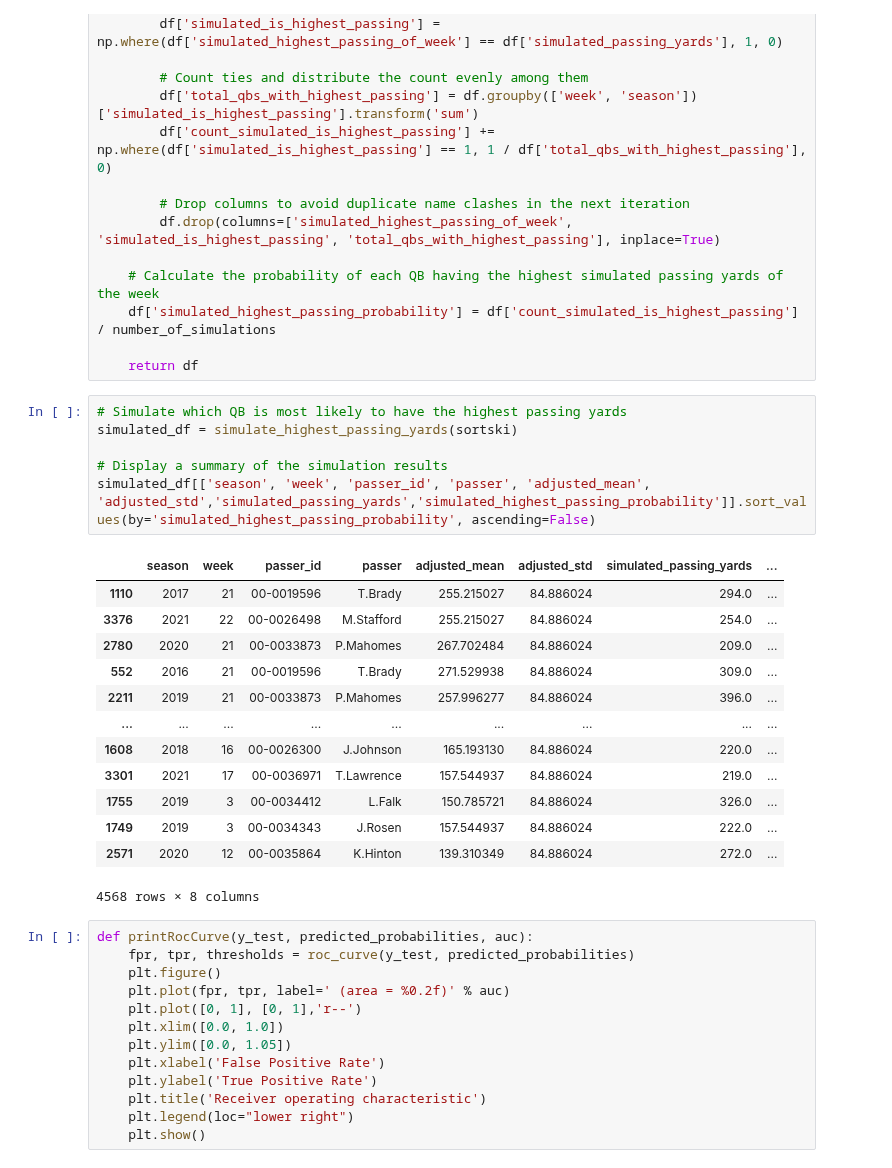
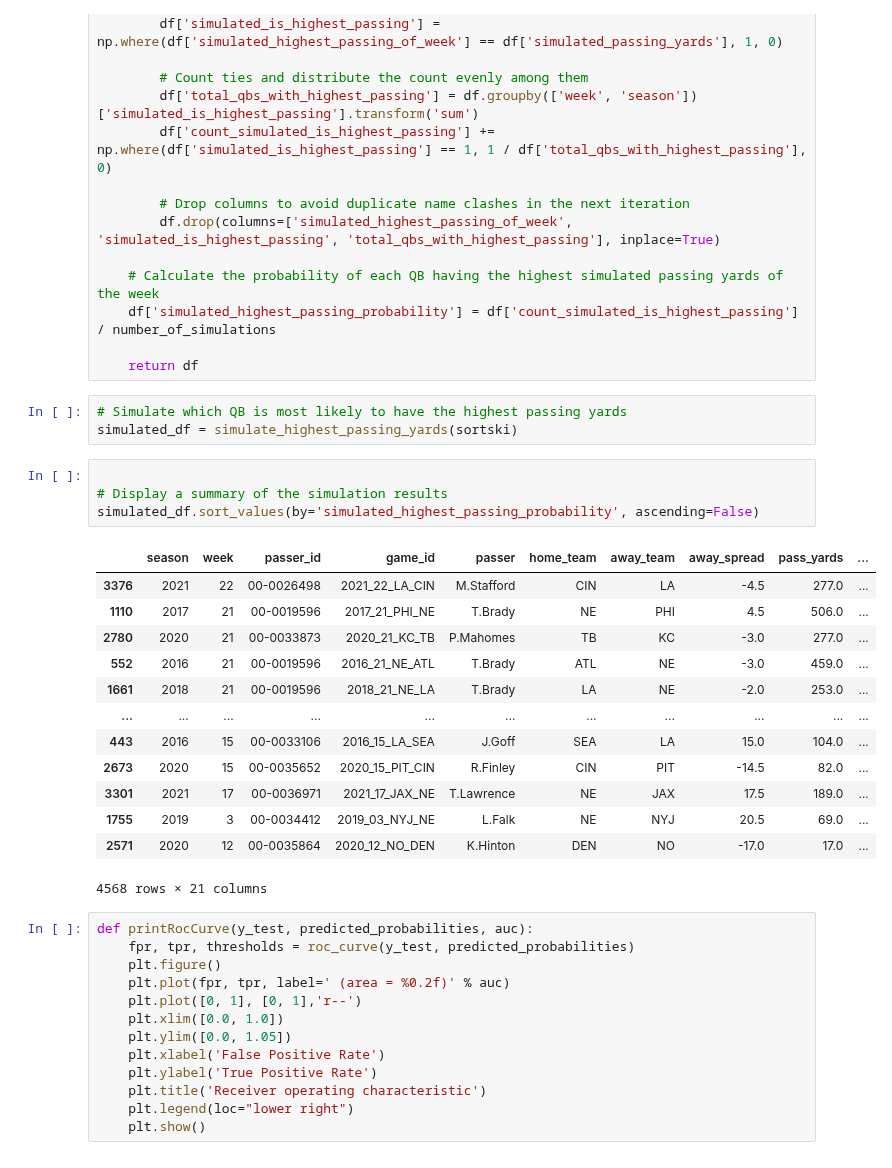
Before and after one commit to bhuggard/CheckTheCover, a Jupyter notebook: herewego.ipynb, the cells around one changed output. Drawn from its saved outputs; the diff is of its cells as text.

```diff
--- a/herewego.ipynb
+++ b/herewego.ipynb
@@ -246,23 +266,24 @@ def simulate_highest_passing_yards(df, number_of_simulations=10000):
 # %%
 # Simulate which QB is most likely to have the highest passing yards
 simulated_df = simulate_highest_passing_yards(sortski)
-
-# Display a summary of the simulation results
-simulated_df[['season', 'week', 'passer_id', 'passer', 'adjusted_mean', 'adjusted_std','simulated_passing_yards','simulated_highest_passing_probability']].sort_values(by='simulated_highest_passing_probability', ascending=False)
-# %% [output]
-|  | season | week | passer_id | passer | adjusted_mean | adjusted_std | simulated_passing_yards | ... |
-| 1110 | 2017 | 21 | 00-0019596 | T.Brady | 255.215027 | 84.886024 | 294.0 | ... |
-| 3376 | 2021 | 22 | 00-0026498 | M.Stafford | 255.215027 | 84.886024 | 254.0 | ... |
-| 2780 | 2020 | 21 | 00-0033873 | P.Mahomes | 267.702484 | 84.886024 | 209.0 | ... |
-| 552 | 2016 | 21 | 00-0019596 | T.Brady | 271.529938 | 84.886024 | 309.0 | ... |
-| 2211 | 2019 | 21 | 00-0033873 | P.Mahomes | 257.996277 | 84.886024 | 396.0 | ... |
-| ... | ... | ... | ... | ... | ... | ... | ... | ... |
-| 1608 | 2018 | 16 | 00-0026300 | J.Johnson | 165.193130 | 84.886024 | 220.0 | ... |
-| 3301 | 2021 | 17 | 00-0036971 | T.Lawrence | 157.544937 | 84.886024 | 219.0 | ... |
-| 1755 | 2019 | 3 | 00-0034412 | L.Falk | 150.785721 | 84.886024 | 326.0 | ... |
-| 1749 | 2019 | 3 | 00-0034343 | J.Rosen | 157.544937 | 84.886024 | 222.0 | ... |
-| 2571 | 2020 | 12 | 00-0035864 | K.Hinton | 139.310349 | 84.886024 | 272.0 | ... |
-4568 rows × 8 columns
+# %%
+
+# Display a summary of the simulation results
+simulated_df.sort_values(by='simulated_highest_passing_probability', ascending=False)
+# %% [output]
+|  | season | week | passer_id | game_id | passer | home_team | away_team | away_spread | pass_yards | ... |
+| 3376 | 2021 | 22 | 00-0026498 | 2021_22_LA_CIN | M.Stafford | CIN | LA | -4.5 | 277.0 | ... |
+| 1110 | 2017 | 21 | 00-0019596 | 2017_21_PHI_NE | T.Brady | NE | PHI | 4.5 | 506.0 | ... |
+| 2780 | 2020 | 21 | 00-0033873 | 2020_21_KC_TB | P.Mahomes | TB | KC | -3.0 | 277.0 | ... |
+| 552 | 2016 | 21 | 00-0019596 | 2016_21_NE_ATL | T.Brady | ATL | NE | -3.0 | 459.0 | ... |
+| 1661 | 2018 | 21 | 00-0019596 | 2018_21_NE_LA | T.Brady | LA | NE | -2.0 | 253.0 | ... |
+| ... | ... | ... | ... | ... | ... | ... | ... | ... | ... | ... |
+| 443 | 2016 | 15 | 00-0033106 | 2016_15_LA_SEA | J.Goff | SEA | LA | 15.0 | 104.0 | ... |
+| 2673 | 2020 | 15 | 00-0035652 | 2020_15_PIT_CIN | R.Finley | CIN | PIT | -14.5 | 82.0 | ... |
+| 3301 | 2021 | 17 | 00-0036971 | 2021_17_JAX_NE | T.Lawrence | NE | JAX | 17.5 | 189.0 | ... |
+| 1755 | 2019 | 3 | 00-0034412 | 2019_03_NYJ_NE | L.Falk | NE | NYJ | 20.5 | 69.0 | ... |
+| 2571 | 2020 | 12 | 00-0035864 | 2020_12_NO_DEN | K.Hinton | DEN | NO | -17.0 | 17.0 | ... |
+4568 rows × 21 columns
 # %%
 def printRocCurve(y_test, predicted_probabilities, auc):
     fpr, tpr, thresholds = roc_curve(y_test, predicted_probabilities)
```
Also changed, not shown: parts of 7 cells of this notebook.
